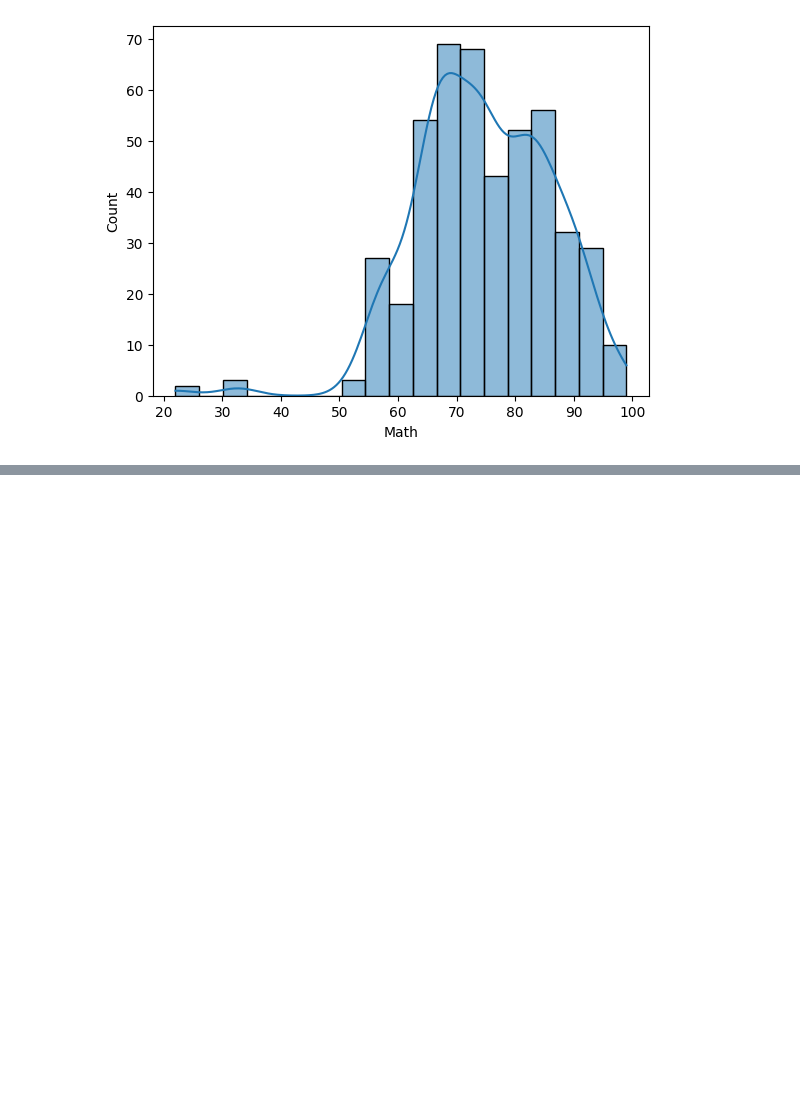
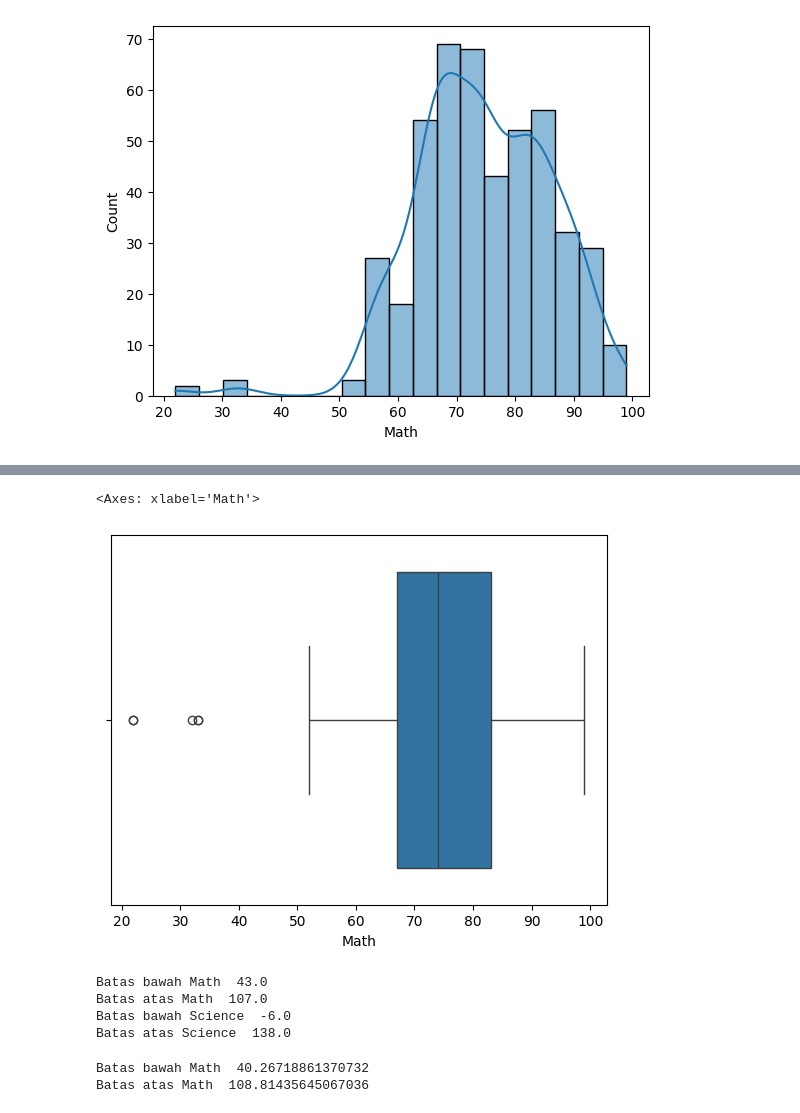
Before and after one commit to inixrust/datasets, a Jupyter notebook: Day3.ipynb, the cells around one changed output, grey strips where cells are left out. Cells and saved outputs as stored; diff of their text form; code cells hidden in the pictures; blank space fills up the shorter version.

```diff
--- a/Day3.ipynb
+++ b/Day3.ipynb
@@ -195,0 +248,38 @@ plt.savefig("histogram math.png")
+# %%
+sns.boxplot(data=df, x='Math')
+# %% [output]
+<Axes: xlabel='Math'>
+[figure, added]
+# %%
+# perhitungan batas atas dan batas bawah untuk 2 variabel berdasrkan Inter Quantile Range (IQR)
+# untuk menghilangkan outlier (nilai extreme)
+q1_math = df['Math'].quantile(0.25)
+q3_math = df['Math'].quantile(0.75)
+iqr_math = q3_math - q1_math
+lcl_math = q1_math - 1.5 * iqr_math
+ucl_math = q3_math + 1.5 * iqr_math
+
+q1_sc = df['Science'].quantile(0.25)
+q3_sc = df['Science'].quantile(0.75)
+iqr_sc = q3_sc - q1_sc
+lcl_sc = q1_sc - 1.5 * iqr_sc
+ucl_sc = q3_sc + 1.5 * iqr_sc
+
+print("Batas bawah Math ", lcl_math)
+print("Batas atas Math ", ucl_math)
+print("Batas bawah Science ", lcl_sc)
+print("Batas atas Science ", ucl_sc)
+# %% [output]
+Batas bawah Math  43.0
+Batas atas Math  107.0
+Batas bawah Science  -6.0
+Batas atas Science  138.0
+# %%
+# cek perhitungan batas atas dan bawah untuk nilai math dengan standar deviasi
+lcl_mt = df['Math'].mean() - 3 * df['Math'].std()
+ucl_mt = df['Math'].mean() + 3 * df['Math'].std()
+print("Batas bawah Math ", lcl_mt)
+print("Batas atas Math ", ucl_mt)
+# %% [output]
+Batas bawah Math  40.26718861370732
+Batas atas Math  108.81435645067036
```
Also changed, not shown: parts of 7 cells of this notebook.
